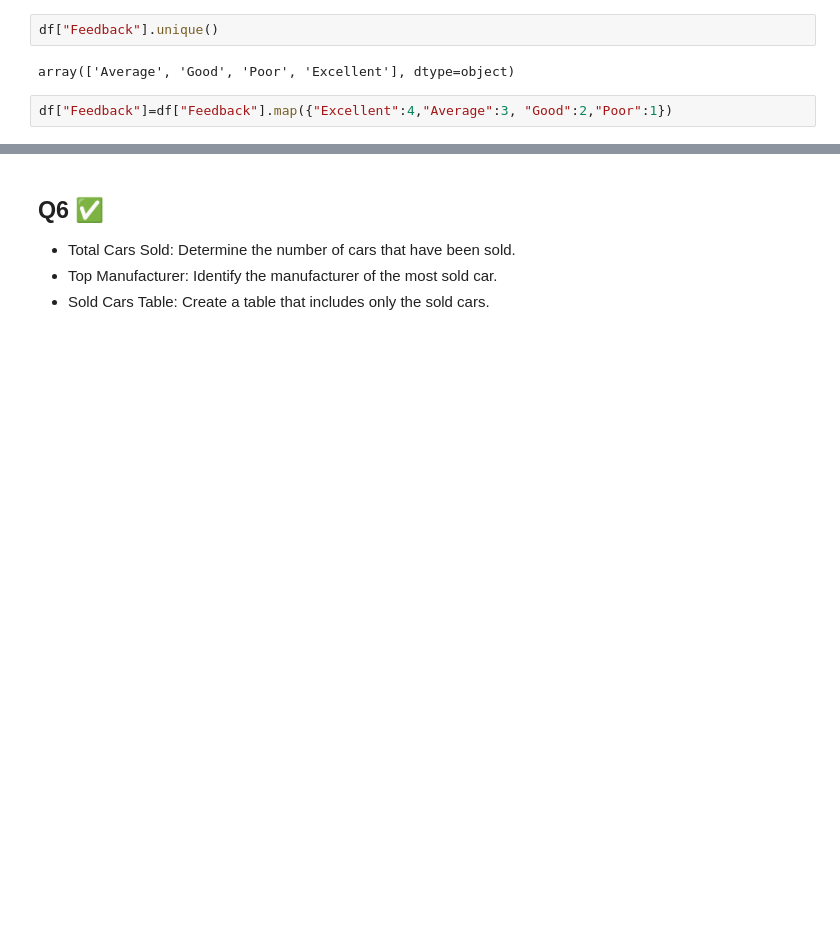
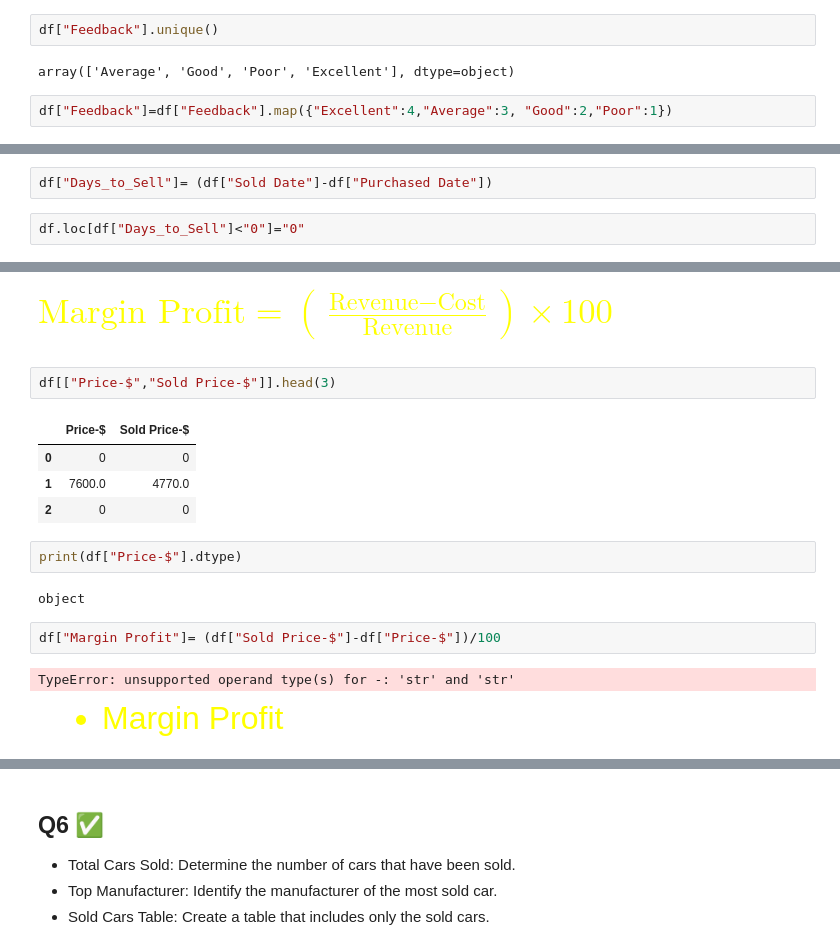
Before and after one commit to 3iraqi-0/mohamed_eleraqi_pandas_task_3, a Jupyter notebook: Used Cars Task.ipynb, the cells around one changed output, grey strips where cells are left out. Drawn from its saved outputs; the diff is of its cells as text; blank space fills up the shorter version.

```diff
--- a/Used Cars Task.ipynb
+++ b/Used Cars Task.ipynb
@@ -188,0 +310,4 @@ df["Feedback"]=df["Feedback"].map({"Excellent":4,"Average":3, "Good":2,"Poor":1}
+# %%
+df["Days_to_Sell"]= (df["Sold Date"]-df["Purchased Date"])
+# %%
+df.loc[df["Days_to_Sell"]<"0"]="0"
@@ -188,0 +333,25 @@ df["Feedback"]=df["Feedback"].map({"Excellent":4,"Average":3, "Good":2,"Poor":1}
+# %% [markdown]
+<font size=6 color=yellow>
+
+$\text{Margin Profit} = \left( \frac{\text{Revenue} - \text{Cost}}{\text{Revenue}} \right) \times 100$
+# %%
+df[["Price-$","Sold Price-$"]].head(3)
+# %% [output]
+|  | Price-$ | Sold Price-$ |
+| 0 | 0 | 0 |
+| 1 | 7600.0 | 4770.0 |
+| 2 | 0 | 0 |
+# %%
+print(df["Price-$"].dtype)
+# %% [output]
+object
+# %%
+df["Margin Profit"]= (df["Sold Price-$"]-df["Price-$"])/100
+# %% [output]
+TypeError: unsupported operand type(s) for -: 'str' and 'str'
+# %% [markdown]
+<font size=6 color=yellow>
+
+
+
+- Margin Profit
```
Also changed, not shown: parts of 25 cells of this notebook, 1 other file.
